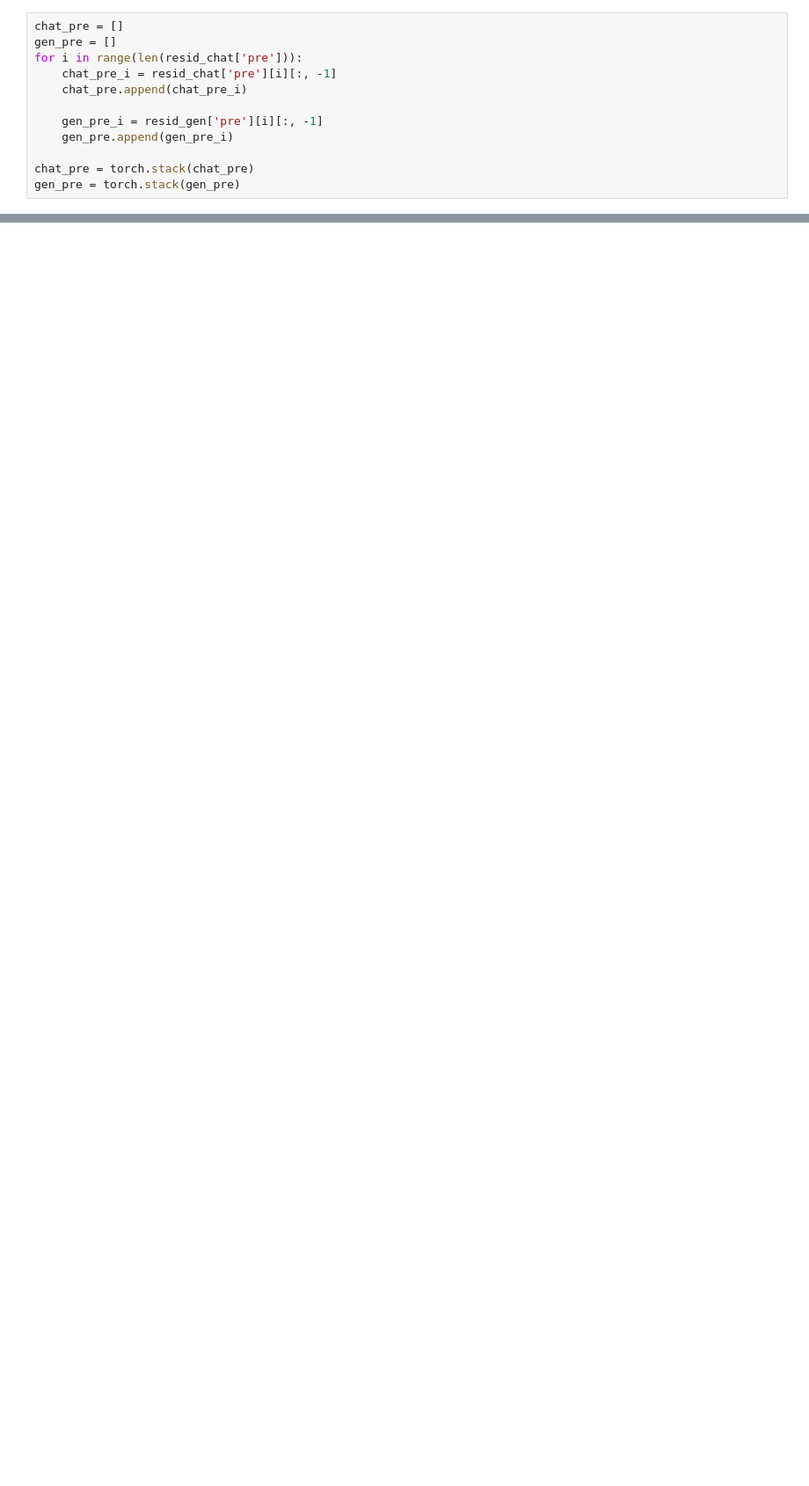
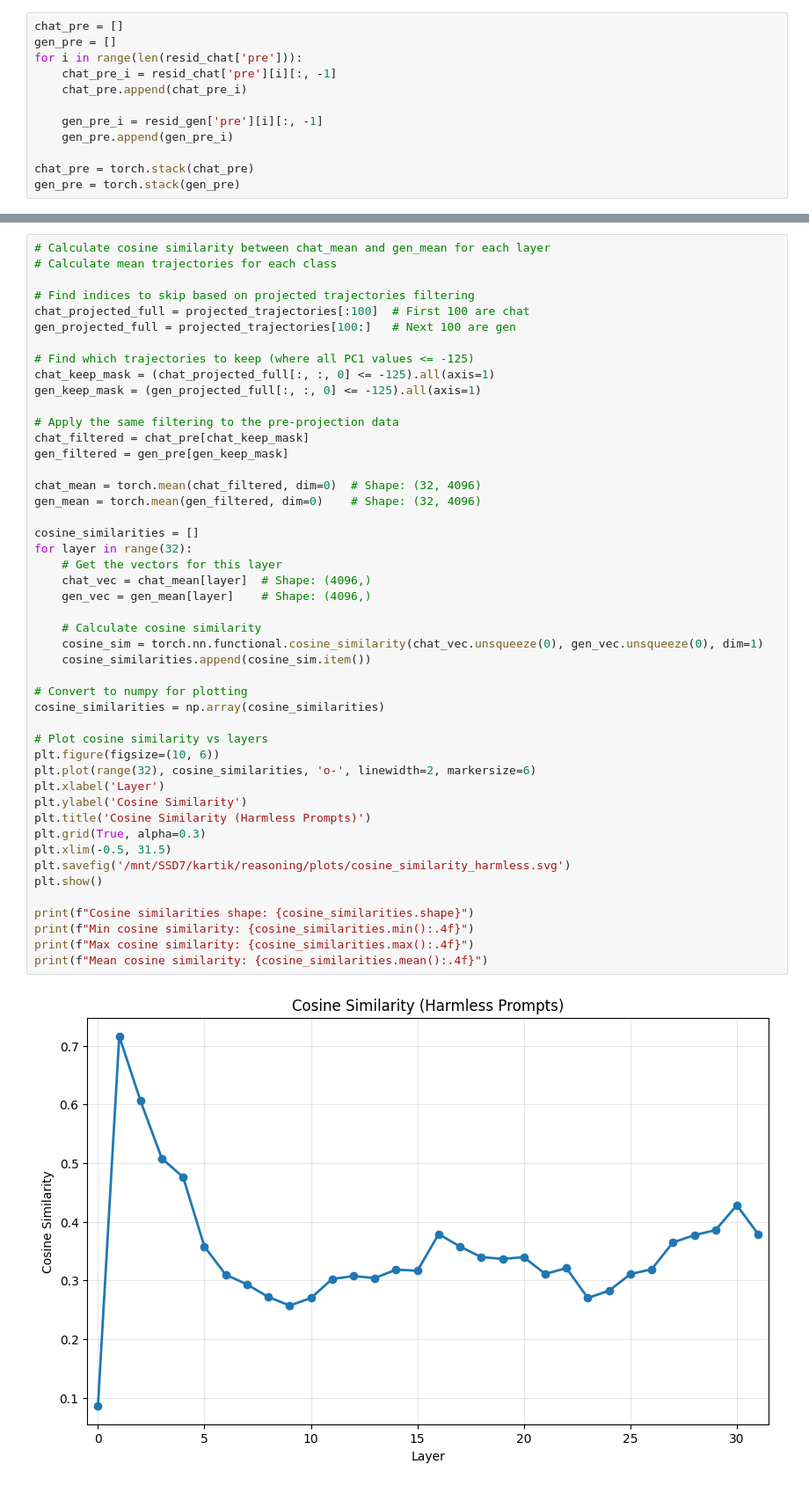
Before and after one commit to skartik04/reasoning, a Jupyter notebook: experiment/traj.ipynb, the cells around one changed output, grey strips where cells are left out. Shown at 88% size. Saved outputs shown, nothing was run; the diff lists cells and outputs as text; blank space fills up the shorter version.

```diff
--- a/experiment/traj.ipynb
+++ b/experiment/traj.ipynb
@@ -104,0 +197,49 @@ plt.show()
+# %%
+# Calculate cosine similarity between chat_mean and gen_mean for each layer
+# Calculate mean trajectories for each class
+
+# Find indices to skip based on projected trajectories filtering
+chat_projected_full = projected_trajectories[:100]  # First 100 are chat
+gen_projected_full = projected_trajectories[100:]   # Next 100 are gen
+
+# Find which trajectories to keep (where all PC1 values <= -125)
+chat_keep_mask = (chat_projected_full[:, :, 0] <= -125).all(axis=1)
+gen_keep_mask = (gen_projected_full[:, :, 0] <= -125).all(axis=1)
+
+# Apply the same filtering to the pre-projection data
+chat_filtered = chat_pre[chat_keep_mask]
+gen_filtered = gen_pre[gen_keep_mask]
+
+chat_mean = torch.mean(chat_filtered, dim=0)  # Shape: (32, 4096)
+gen_mean = torch.mean(gen_filtered, dim=0)    # Shape: (32, 4096)
+
+cosine_similarities = []
+for layer in range(32):
+    # Get the vectors for this layer
+    chat_vec = chat_mean[layer]  # Shape: (4096,)
+    gen_vec = gen_mean[layer]    # Shape: (4096,)
+
+    # Calculate cosine similarity
+    cosine_sim = torch.nn.functional.cosine_similarity(chat_vec.unsqueeze(0), gen_vec.unsqueeze(0), dim=1)
+    cosine_similarities.append(cosine_sim.item())
+
+# Convert to numpy for plotting
+cosine_similarities = np.array(cosine_similarities)
+
+# Plot cosine similarity vs layers
+plt.figure(figsize=(10, 6))
+plt.plot(range(32), cosine_similarities, 'o-', linewidth=2, markersize=6)
+plt.xlabel('Layer')
+plt.ylabel('Cosine Similarity')
+plt.title('Cosine Similarity (Harmless Prompts)')
+plt.grid(True, alpha=0.3)
+plt.xlim(-0.5, 31.5)
+plt.savefig('/mnt/SSD7/kartik/reasoning/plots/cosine_similarity_harmless.svg')
+plt.show()
+
+print(f"Cosine similarities shape: {cosine_similarities.shape}")
+print(f"Min cosine similarity: {cosine_similarities.min():.4f}")
+print(f"Max cosine similarity: {cosine_similarities.max():.4f}")
+print(f"Mean cosine similarity: {cosine_similarities.mean():.4f}")
+# %% [output]
+[figure, added]
```
Also changed, not shown: parts of 11 cells of this notebook, 18 other files.
